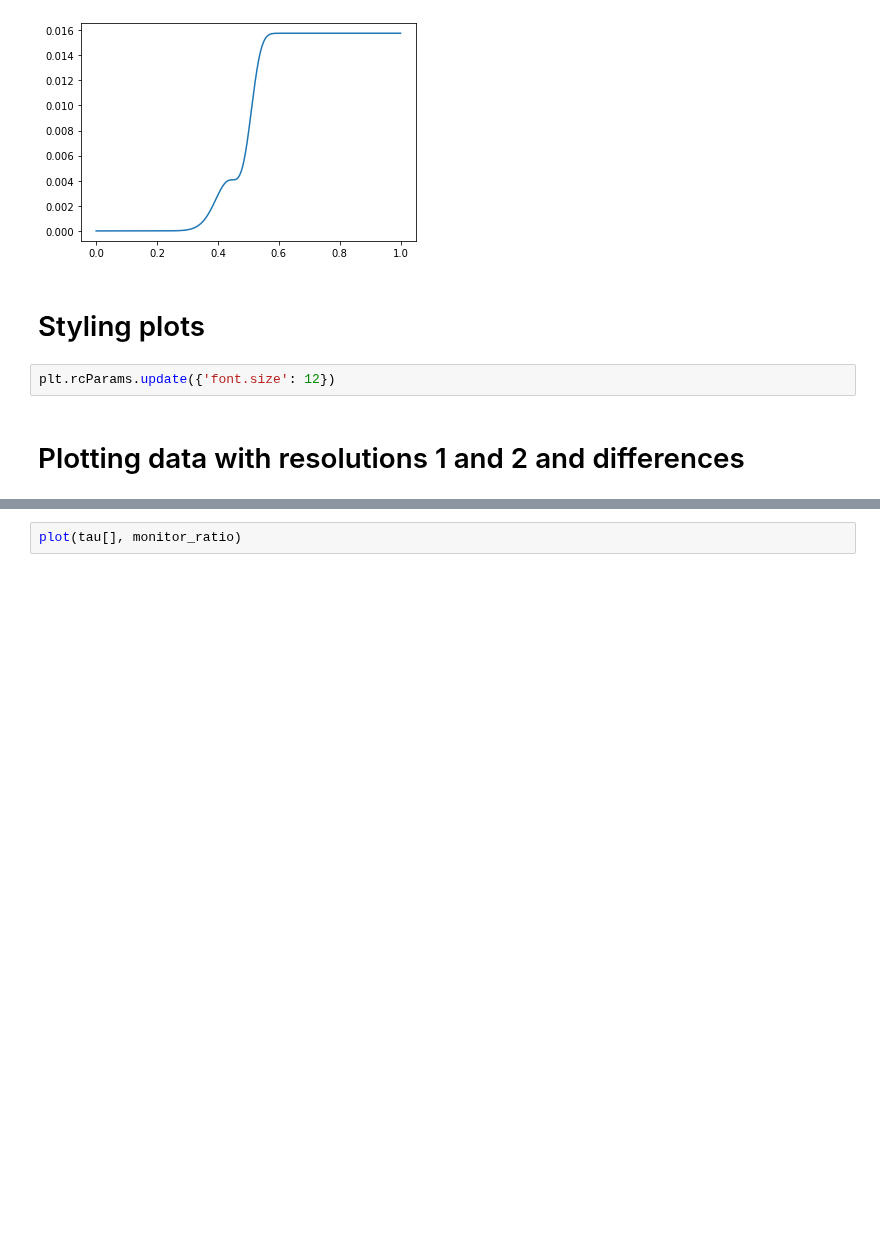
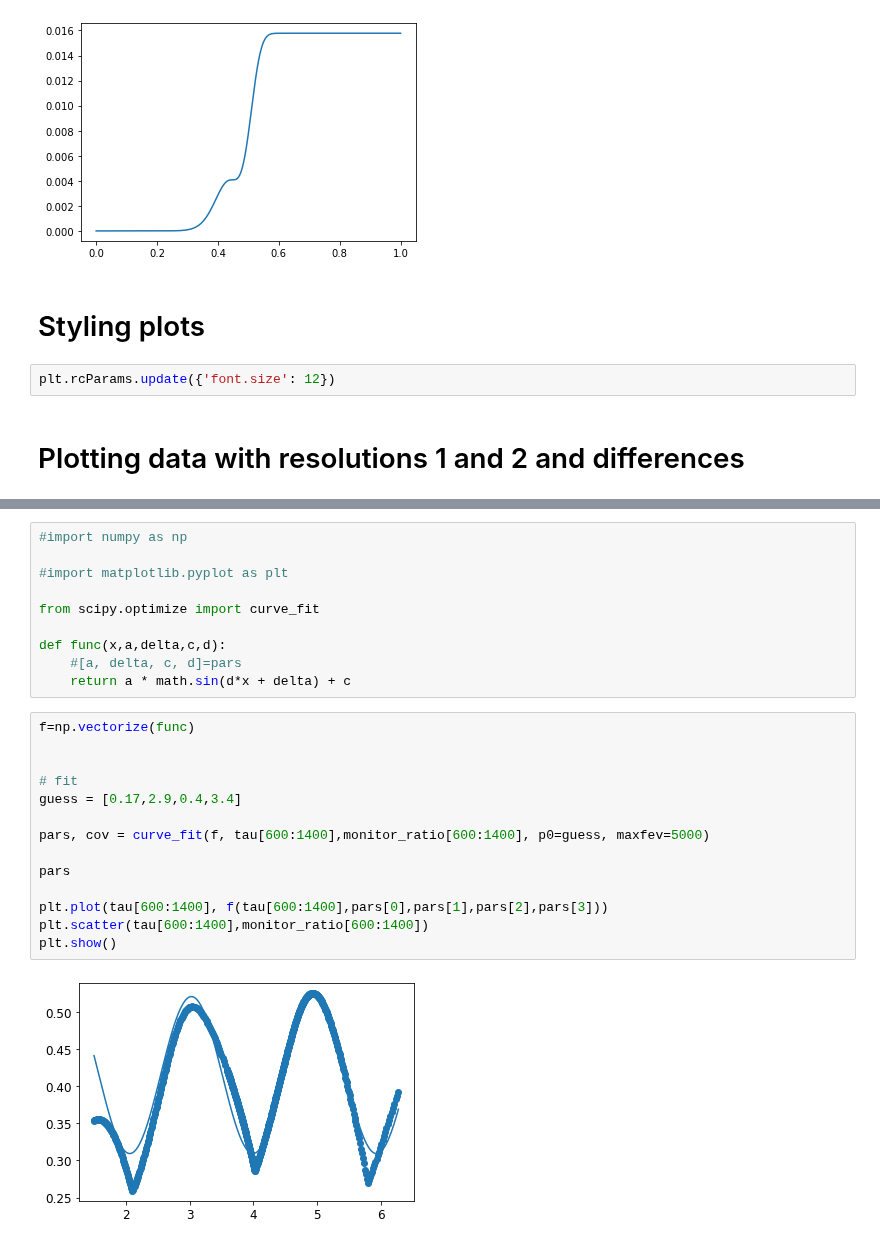
Before and after one commit to rita-png/gravitational-collapse, a Jupyter notebook: ScalarField/2D/PostProcessing.ipynb, the cells around one changed output, grey strips where cells are left out. Cells and saved outputs as stored; diff of their text form; blank space fills up the shorter version.

```diff
--- a/ScalarField/2D/PostProcessing.ipynb
+++ b/ScalarField/2D/PostProcessing.ipynb
@@ -132,2 +210,26 @@ len(tau)
 # %%
-plot(tau[], monitor_ratio)
+#import numpy as np
+
+#import matplotlib.pyplot as plt
+
+from scipy.optimize import curve_fit
+
+def func(x,a,delta,c,d):
+    #[a, delta, c, d]=pars
+    return a * math.sin(d*x + delta) + c
+# %%
+f=np.vectorize(func)
+
+
+# fit
+guess = [0.17,2.9,0.4,3.4]
+
+pars, cov = curve_fit(f, tau[600:1400],monitor_ratio[600:1400], p0=guess, maxfev=5000)
+
+pars
+
+plt.plot(tau[600:1400], f(tau[600:1400],pars[0],pars[1],pars[2],pars[3]))
+plt.scatter(tau[600:1400],monitor_ratio[600:1400])
+plt.show()
+# %% [output]
+[figure, added]
```
Also changed, not shown: parts of 19 cells of this notebook.
